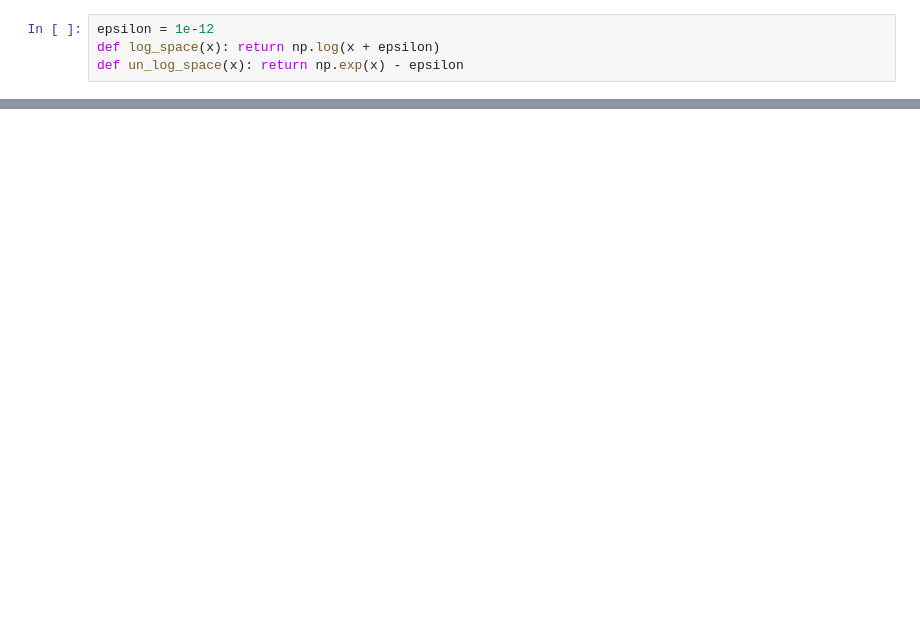
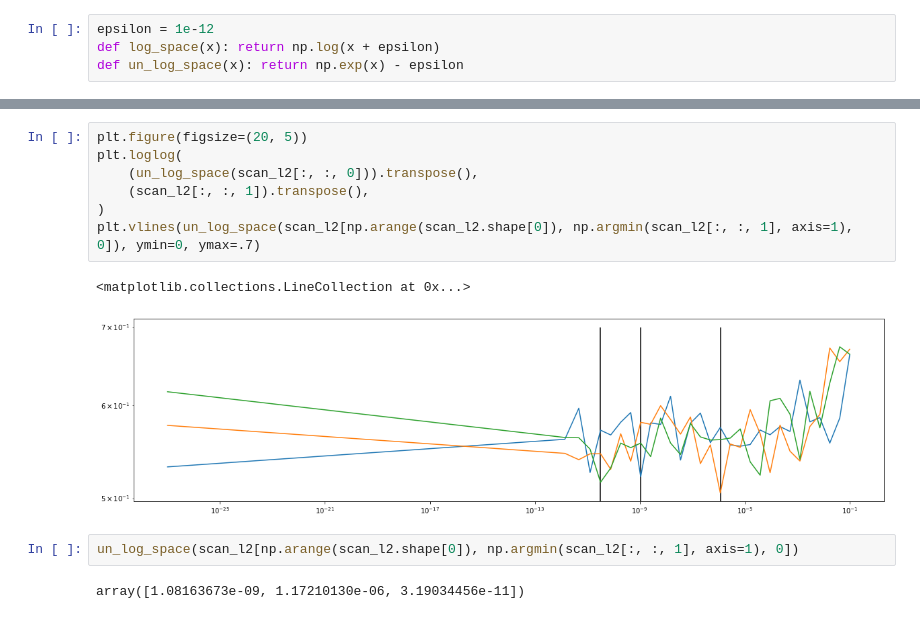
Before and after one commit to matejsladek/random_layers, a Jupyter notebook: code/experiments/census-income/Census Income.ipynb, the cells around one changed output, grey strips where cells are left out. Cells and saved outputs as stored; diff of their text form; blank space fills up the shorter version.

```diff
--- a/code/experiments/census-income/Census Income.ipynb
+++ b/code/experiments/census-income/Census Income.ipynb
@@ -286,2 +294,16 @@ results.append((middle_size, bo.x_opt))
+# %%
+plt.figure(figsize=(20, 5))
+plt.loglog(
+    (un_log_space(scan_l2[:, :, 0])).transpose(),
+    (scan_l2[:, :, 1]).transpose(),
+)
+plt.vlines(un_log_space(scan_l2[np.arange(scan_l2.shape[0]), np.argmin(scan_l2[:, :, 1], axis=1), 0]), ymin=0, ymax=.7)
+# %% [output]
+<matplotlib.collections.LineCollection at 0x...>
+[figure, added]
+# %%
+un_log_space(scan_l2[np.arange(scan_l2.shape[0]), np.argmin(scan_l2[:, :, 1], axis=1), 0])
+# %% [output]
+array([1.08163673e-09, 1.17210130e-06, 3.19034456e-11])
 # %%
 list(map(lambda t: (t[0], un_log_space(t[1])), results))
```
Also changed, not shown: parts of 23 cells of this notebook.
